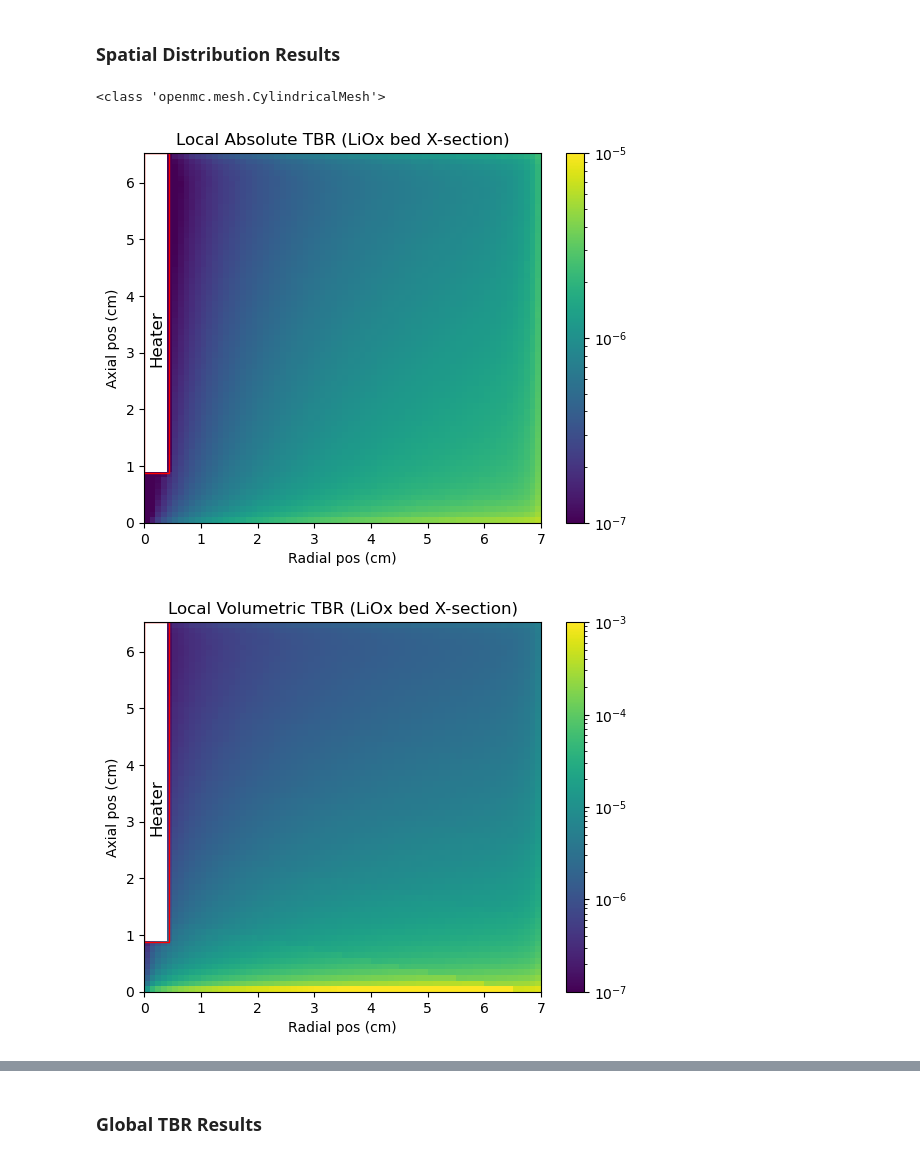
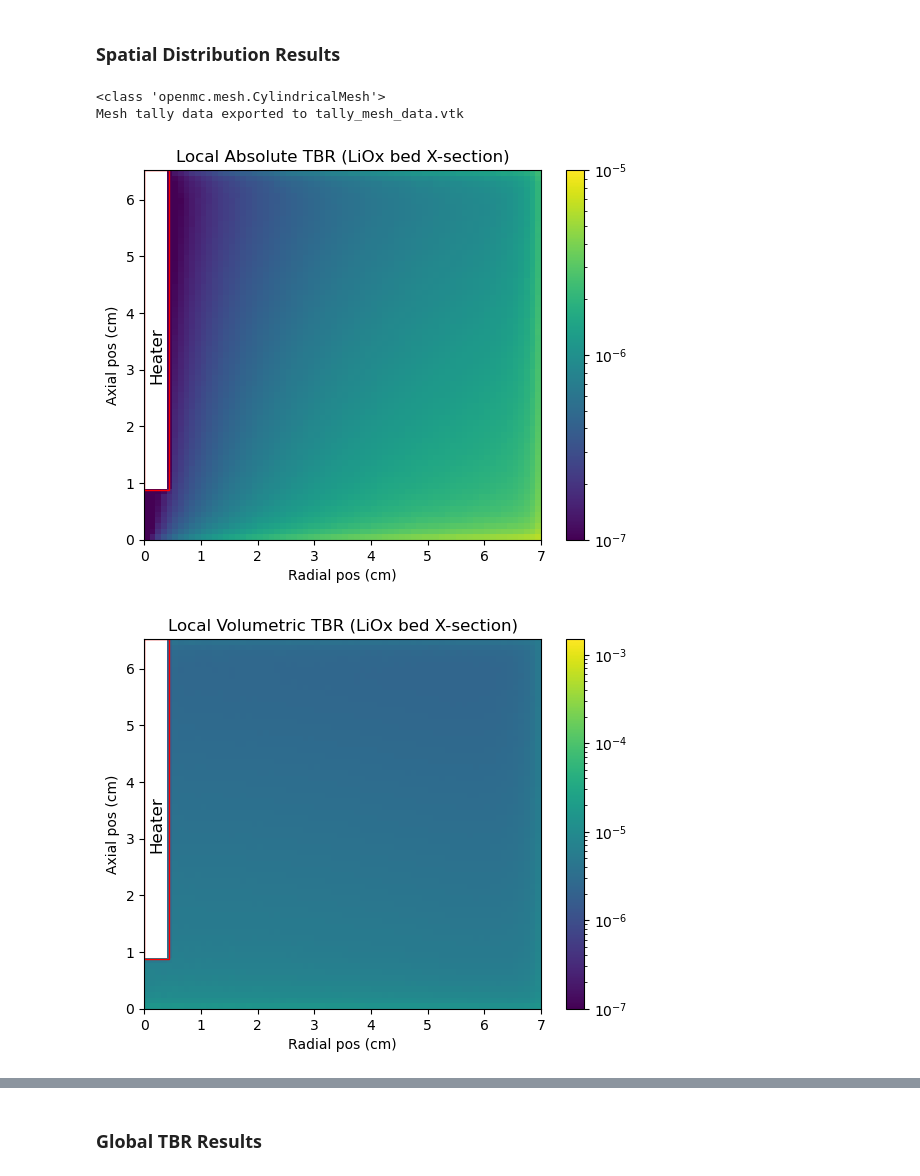
Before and after one commit to rossmacdonald98/BABY-Li2O, a Jupyter notebook: analysis/neutron/postprocessing.ipynb, the cells around one changed output, grey strips where cells are left out. Cells and saved outputs as stored; diff of their text form; code cells hidden in the pictures.

Commit message:
Fixed error in results normalisation caused by incorrect volume array shape.

```diff
--- a/analysis/neutron/postprocessing.ipynb
+++ b/analysis/neutron/postprocessing.ipynb
@@ -146,10 +146,31 @@ if mesh is not None:
     n_phi = len(mesh.phi_grid) - 1  # Angular binss
     n_z = len(mesh.z_grid) - 1  # Axial bins
 
-    #### Plot local TBR values ####
-
     # Convert mean values to NumPy array
     mean_array = df['mean'].values.reshape((n_z, n_r))
+
+    # Convert std dev values to NumPy array
+    stdev_array = df['std. dev.'].values.reshape((n_z, n_r))
+
+    ### Calculate volumetric Local TBR ###
+    mesh_volumes = mesh.volumes
+    volumes_array = np.squeeze(mesh_volumes).transpose() # Get array of cell volumes in same shape as tally data
+
+    vol_tbr_array = mean_array / volumes_array
+
+    ### Export vtk of mesh results ###
+
+    datasets = {
+    "volumes": volumes_array,
+    "mean_TBR": mean_array,
+    "volumetric_TBR": vol_tbr_array,
+    "std_dev": stdev_array
+    }
+    mesh.write_data_to_vtk("tally_mesh_data.vtk", datasets, volume_normalization=False) # False = do not volume normalise data (already done in postprocessing)
+
+    print("Mesh tally data exported to tally_mesh_data.vtk")
+
+    #### Plot local TBR values ####
 
     fig, ax = plt.subplots()
 
@@ -191,12 +212,6 @@ if mesh is not None:
     )
     plt.show()
 
-    ### Calculate volumetric Local TBR ###
-    mesh_volumes = mesh.volumes
-    volumes_array = mesh_volumes.reshape((n_z, n_r))
-
-    vol_tbr_array = mean_array / volumes_array
-
     #### Plot local volumetric TBR ####
 
     fig, ax = plt.subplots()
@@ -207,7 +222,7 @@ if mesh is not None:
         extent=[0, Li2O_bed_radius, 0, Li2O_bed_thickness],
         origin='lower',
         aspect='auto',
-        norm=mcolors.LogNorm(vmin=1e-7, vmax=1e-3),  # Use LogNorm for logarithmic scale
+        norm=mcolors.LogNorm(vmin=1e-7, vmax=1.5e-3),  # Use LogNorm for logarithmic scale
         cmap='viridis'  # You can change the colormap if desired
     )
     plt.colorbar(im, ax=ax)
@@ -263,34 +278,35 @@ if mesh is not None:
     plt.colorbar(im, ax=ax)
     ax.set_title('Local TBR relative standard deviation (LiOx bed X-section)')
     ax.set_xlabel('Radial pos (cm)')
     ax.set_ylabel('Axial pos (cm)')
 
     # Add a rectangle outlining the heater region
     heater_rect = patches.Rectangle(
         (0, heater_gap),  # (x, y) lower left corner
         heater_radius,  # width
         (Li2O_bed_thickness-heater_gap),  # height
         linewidth=1,
         edgecolor='red',
         facecolor='none'
     )
     ax.add_patch(heater_rect)
 
     # Add a label
     ax.text(
         heater_radius/2, Li2O_bed_thickness/2,  # position in the center of the rectangle
         'Heater',
         color='black',
         fontsize=12,
         ha='center',
         va='center',
         rotation=90
     )
     plt.show()
 # %% [output]
 <class 'openmc.mesh.CylindricalMesh'>
+Mesh tally data exported to tally_mesh_data.vtk
 [figure]
-[figure, old version]
+[figure, new version]
 [figure]
 # %% [markdown]
 ### Global TBR Results
```
